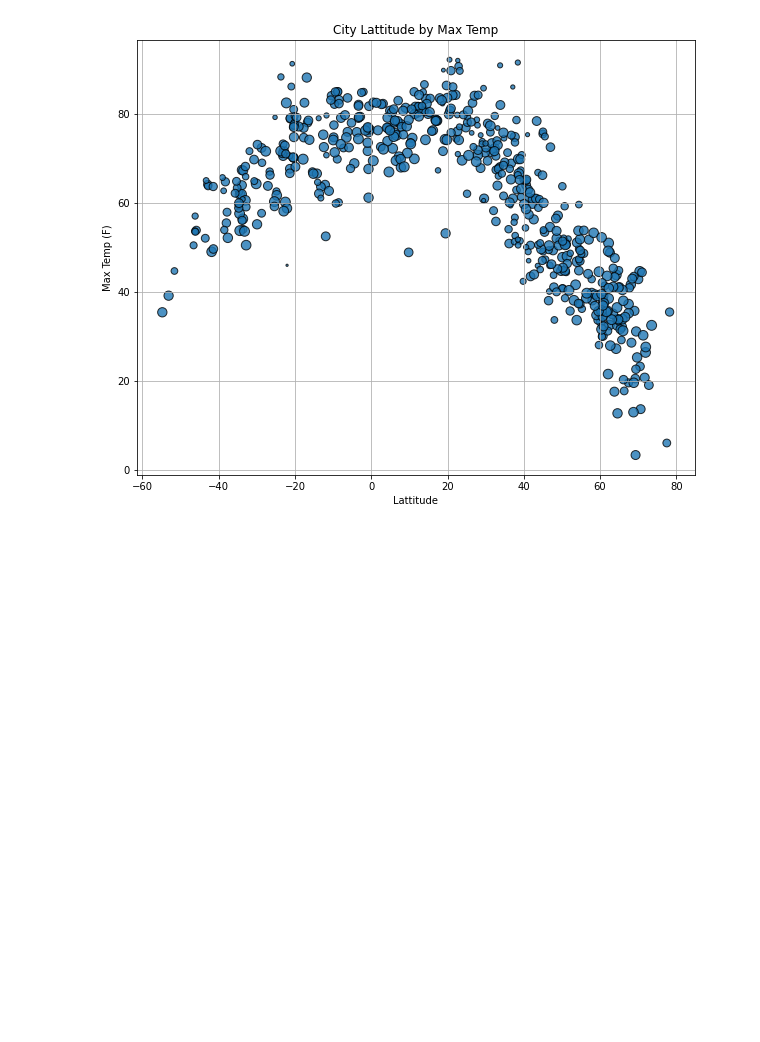
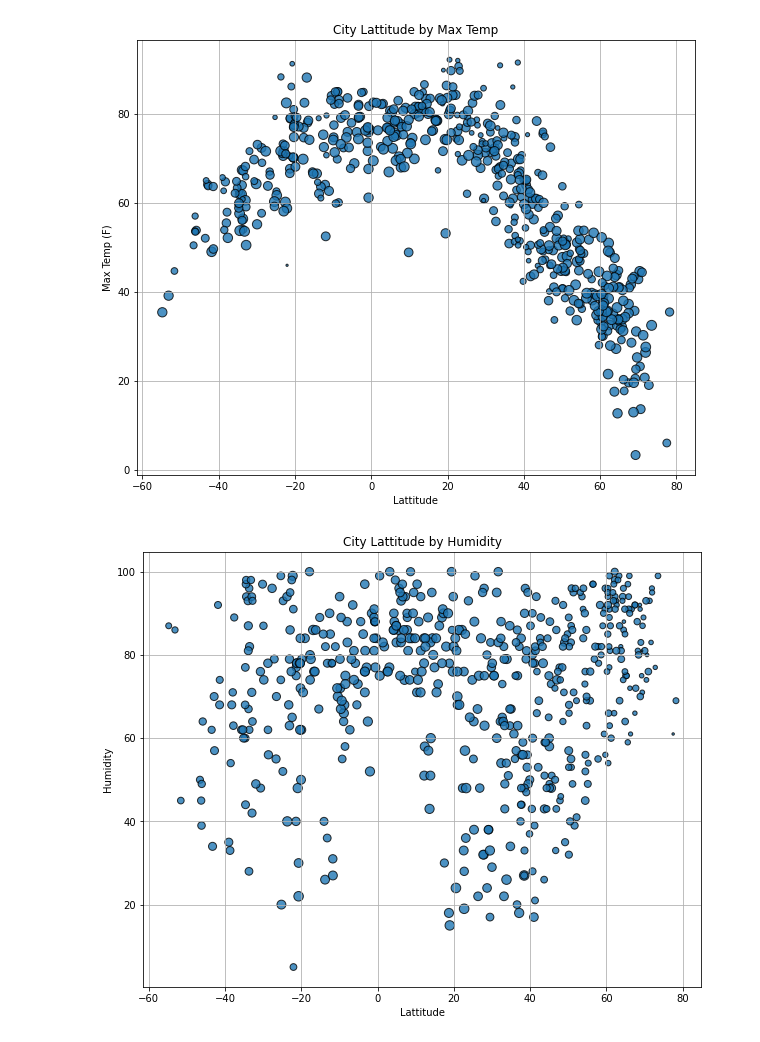
Before and after one commit to LJD0/World_Weather_Analysis, a Jupyter notebook: WeatherPy.ipynb, the cells around one changed output. Saved outputs shown, nothing was run; the diff lists cells and outputs as text; code cells hidden in the pictures; blank space fills up the shorter version.

Commit message:
Final 6.3 Commit
added plots

```diff
--- a/WeatherPy.ipynb
+++ b/WeatherPy.ipynb
@@ -138,2 +138,12 @@ plt.savefig('weather_data/figure1.png')
 # %% [output]
 [figure]
+# %%
+fig, ax = plt.subplots(figsize=(10,8))
+ax.scatter(lats,humidity, s=max_temps, edgecolors='black',linewidths=1,alpha=.8,label="Cities")
+ax.grid(True)
+ax.set_title("City Lattitude by Humidity")
+ax.set_xlabel("Lattitude")
+ax.set_ylabel('Humidity')
+# plt.savefig('weather_data/figure2.png')
+# %% [output]
+[figure, added]
```
Also changed, not shown: parts of 3 cells of this notebook, 3 other files.
